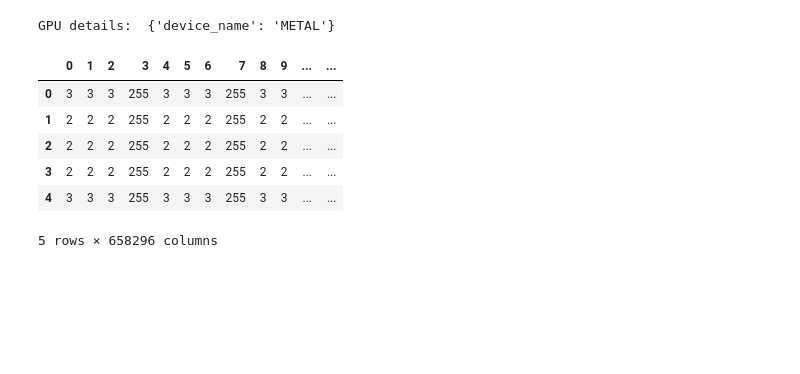
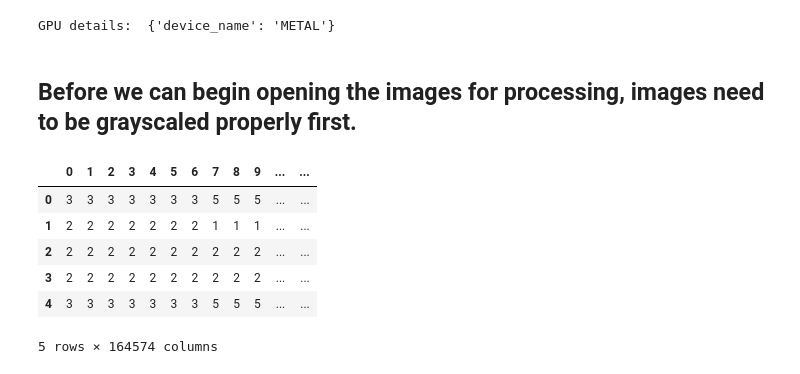
Before and after one commit to thomasamendoza/adhd-mri-using-ml, a Jupyter notebook: keras-sliceDemov2.ipynb, the cells around one changed output. Cells and saved outputs as stored; diff of their text form; code cells hidden in the pictures; blank space fills up the shorter version.

Commit message:
added functionality to grayscale all images

```diff
--- a/keras-sliceDemov2.ipynb
+++ b/keras-sliceDemov2.ipynb
@@ -103,39 +98,41 @@ if gpus:
   print("GPU details: ", details)
 # %% [output]
 GPU details:  {'device_name': 'METAL'}
+# %% [markdown]
+## Before we can begin opening the images for processing, images need to be grayscaled properly first.
 # %%
+from pathlib import Path
+
+directory = os.path.join('outputs','slice-outputs')
 image_list = []
-
-# Specify the folder path
-folder_path = 'outputs/slice-outputs'
-
-# Get a list of all the image files in the folder
-image_files = [f for f in os.listdir(folder_path) if f.endswith('.jpg') or f.endswith('.png')]
+slice_outputs = Path(directory).glob('*.png')
 
 # Iterate through the image files
-for image_file in image_files:
+for slice in slice_outputs:
 
-    # Open the image file
-    img = Image.open(os.path.join(folder_path, image_file))
+    # converting image data to grayscale
+    img = cv2.imread(str(slice))
+    gray = cv2.cvtColor(img, cv2.COLOR_BGR2GRAY)
+    cv2.imwrite(str(slice), gray)
 
-    # Convert the image to an array
+    # making images operable
+    img = Image.open(slice)
+
     img_array = np.array(img)
-    # Flatten the image array
     img_array_flat = img_array.flatten()
-    # Append the flattened image array to the list
     image_list.append(img_array_flat)
 
 # Create a dataframe from the list of flattened image arrays
 df = pd.DataFrame(image_list)
 df.head()
 # %% [output]
 |  | 0 | 1 | 2 | 3 | 4 | 5 | 6 | 7 | 8 | 9 | ... | ... |
-| 0 | 3 | 3 | 3 | 255 | 3 | 3 | 3 | 255 | 3 | 3 | ... | ... |
-| 1 | 2 | 2 | 2 | 255 | 2 | 2 | 2 | 255 | 2 | 2 | ... | ... |
-| 2 | 2 | 2 | 2 | 255 | 2 | 2 | 2 | 255 | 2 | 2 | ... | ... |
-| 3 | 2 | 2 | 2 | 255 | 2 | 2 | 2 | 255 | 2 | 2 | ... | ... |
-| 4 | 3 | 3 | 3 | 255 | 3 | 3 | 3 | 255 | 3 | 3 | ... | ... |
+| 0 | 3 | 3 | 3 | 3 | 3 | 3 | 3 | 5 | 5 | 5 | ... | ... |
+| 1 | 2 | 2 | 2 | 2 | 2 | 2 | 2 | 1 | 1 | 1 | ... | ... |
+| 2 | 2 | 2 | 2 | 2 | 2 | 2 | 2 | 2 | 2 | 2 | ... | ... |
+| 3 | 2 | 2 | 2 | 2 | 2 | 2 | 2 | 2 | 2 | 2 | ... | ... |
+| 4 | 3 | 3 | 3 | 3 | 3 | 3 | 3 | 5 | 5 | 5 | ... | ... |
-5 rows × 658296 columns
+5 rows × 164574 columns
 # %%
 def load_data_kfold(k):
     # Assuming the DataFrame df already contains flattened image arrays
```
Also changed, not shown: parts of 5 cells of this notebook.
